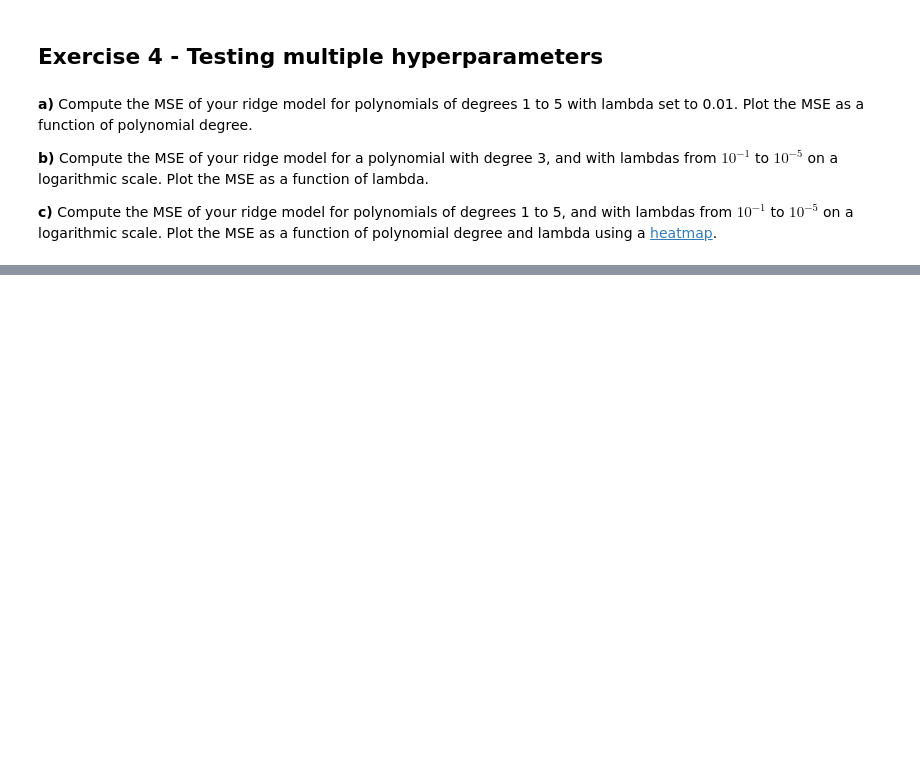
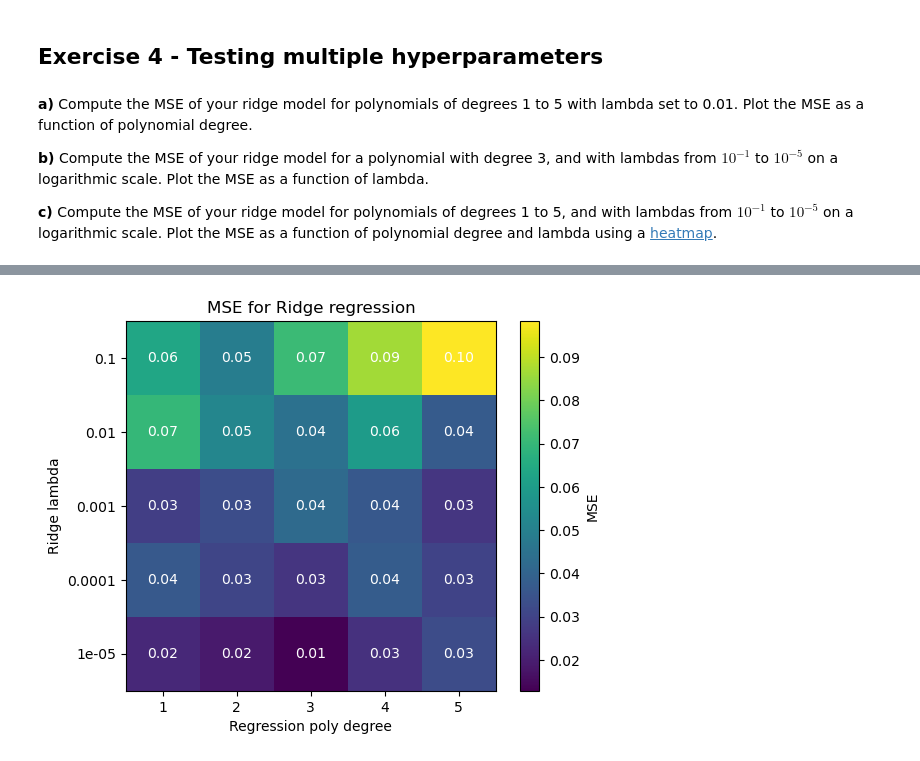
Before and after one commit to johnmagj/FYS-STK4155, a Jupyter notebook: Week36/exercises_week36.ipynb, the cells around one changed output, grey strips where cells are left out. Drawn from its saved outputs; the diff is of its cells as text; code cells hidden in the pictures; blank space fills up the shorter version.

```diff
--- a/Week36/exercises_week36.ipynb
+++ b/Week36/exercises_week36.ipynb
@@ -375,0 +415,37 @@ plt.close()
+# %%
+poly_min = 1
+poly_max = 5
+poly_degrees = np.arange(poly_min, poly_max + 1, 1)
+
+exp_start = -1
+exp_stop = -5
+ridge_lambdas = np.logspace(exp_start, exp_stop, abs(exp_stop-exp_start)+1) # np.logspace takes 1e(exp_start) and 1e(exp_stop) as arguments, 1e1 step
+
+MSE_polys_ridgelambdas_matrix = np.zeros((len(ridge_lambdas), len(poly_degrees)))
+
+for i in range(len(poly_degrees)):
+    for j in range(len(ridge_lambdas)):
+        MSE_Ridge_poly_ridgelambda = find_MSE_Ridge_predict_poly_ridgelambda(x, y, poly_degrees[i], ridge_lambdas[j])
+        MSE_polys_ridgelambdas_matrix[i,j] = MSE_Ridge_poly_ridgelambda
+# %%
+fig, ax = plt.subplots()
+
+# Annotate each cell with its value, copied from Copilot answer
+for i in range(MSE_polys_ridgelambdas_matrix.shape[0]):
+    for j in range(MSE_polys_ridgelambdas_matrix.shape[1]):
+        text = ax.text(j, i, f"{MSE_polys_ridgelambdas_matrix[i, j]:.2f}",
+                       ha="center", va="center", color="white")
+
+ax.set_xticks(np.arange(len(poly_degrees)))
+ax.set_xticklabels(poly_degrees)
+ax.set_yticks(np.arange(len(ridge_lambdas)))
+ax.set_yticklabels(ridge_lambdas)
+
+plt.imshow(MSE_polys_ridgelambdas_matrix, cmap='viridis', interpolation='nearest')
+plt.colorbar(label='MSE')
+plt.title("MSE for Ridge regression")
+plt.xlabel("Regression poly degree")
+plt.ylabel("Ridge lambda")
+plt.show()
+# %% [output]
+[figure, added]
```
Also changed, not shown: parts of 5 cells of this notebook.
